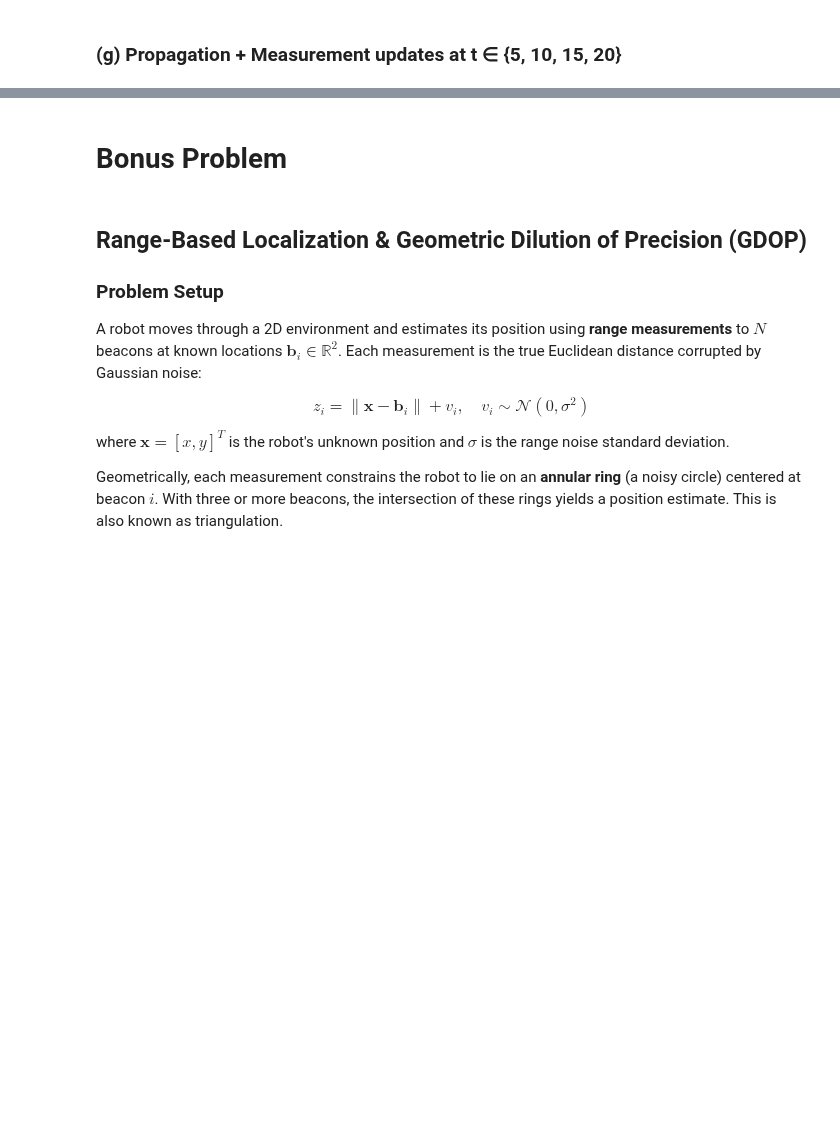
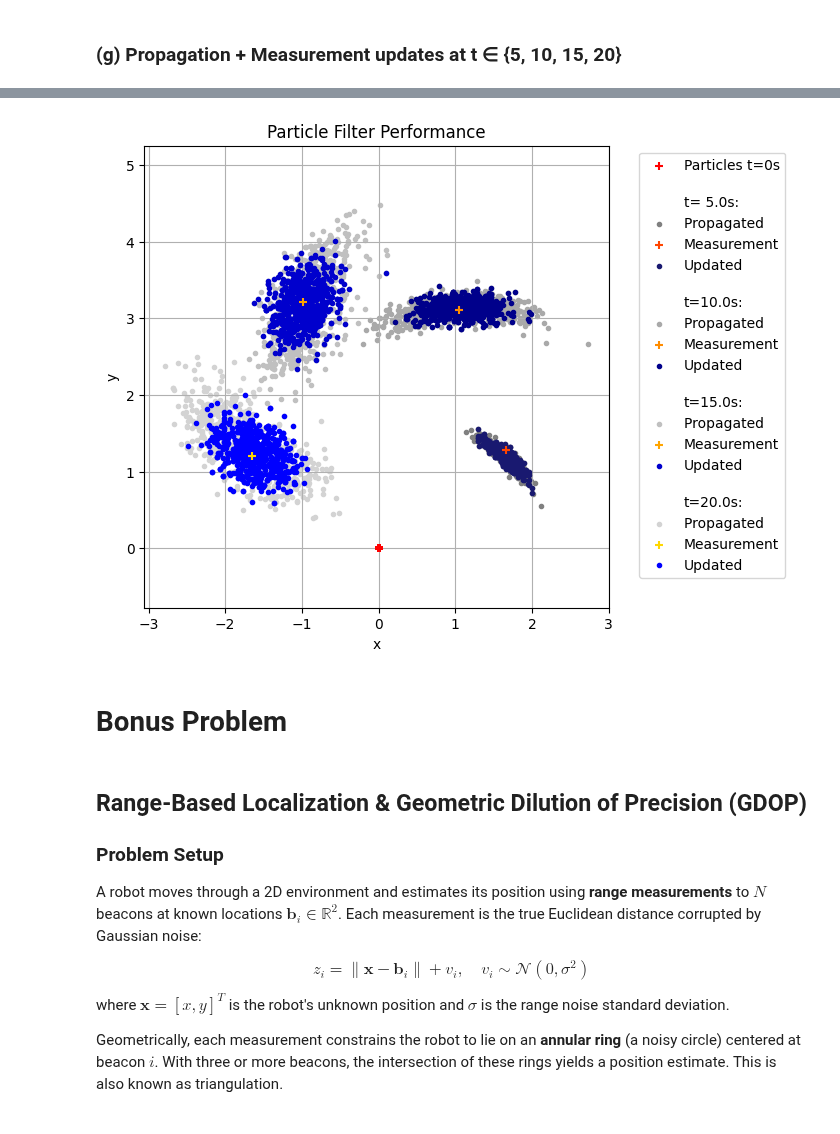
Before and after one commit to dbcometto/eece5550work, a Jupyter notebook: hw2.ipynb, the cells around one changed output, grey strips where cells are left out. Drawn from its saved outputs; the diff is of its cells as text; code cells hidden in the pictures; blank space fills up the shorter version.

```diff
--- a/hw2.ipynb
+++ b/hw2.ipynb
@@ -945,5 +1140,83 @@ if __name__ == "__main__":
     # Start from N=1000 copies of I ∈ SE(2).
     # Alternate propagation + update for 4 steps.
     # Report mean/cov each step. Plot.
+    # pass  # Replace with your code
 
-    pass  # Replace with your code
+    # Fixed parameters for all of Problem 3
+    cmd_left = 1.5
+    cmd_right = 2.0
+    r = 0.25
+    w = 0.5
+    sigma_l = 0.05
+    sigma_r = 0.05
+    sigma_p = 0.10
+    n_particles = 1000
+    dt_pf = 5.0  # renamed to avoid collision with EKF dt
+
+    num_steps = 4
+    X0 = np.eye(3)
+
+    # Set up
+    pf = DifferentialDriveParticleFilter(dt_pf,r,w,cmd_left,cmd_right,sigma_l,sigma_r,sigma_p,n_particles,seed=2025)
+    starting_particles = [X0 for i in range(n_particles)]
+
+
+
+    # Run PF
+    particles_at_step = []
+    particles_after_meas = []
+    particles = starting_particles
+    for idx in range(num_steps):
+        prop_particles = pf.propagate(particles)
+        particles_at_step.append(prop_particles)
+
+        update_particles = pf.update(prop_particles,measurements[idx])
+        particles_after_meas.append(update_particles)
+
+        particles = update_particles
+
+
+
+
+    # Stats
+    for idx,particles in enumerate(particles_at_step):
+        print(f"\n Stats for t={(idx+1)*dt_pf}")
+        prop_particle_positions = DifferentialDriveParticleFilter.positions_array(particles)
+        DifferentialDriveParticleFilter.print_statistics(prop_particle_positions)
+
+
+
+    # Plotting
+    fig = plt.figure(figsize=(6,6))
+    ax = fig.add_subplot(111)
+
+    startcolor="red"
+    propcolors = ["gray","darkgray","silver","lightgray"]
+    updatecolors = ["midnightblue","darkblue","mediumblue","blue"]
+    meascolors = ["orangered","darkorange","orange","gold"]
+
+    starting_particle_positions = DifferentialDriveParticleFilter.positions_array(starting_particles)
+    ax.scatter(starting_particle_positions[:,0],starting_particle_positions[:,1],label='Particles t=0s',marker='+',color=startcolor)
+
+    for idx,all_particles in enumerate(zip(particles_at_step, particles_after_meas, measurements)):
+        prop_particles,update_particles,meas = all_particles
+
+        prop_particle_positions = DifferentialDriveParticleFilter.positions_array(prop_particles)
+        update_particle_positions = DifferentialDriveParticleFilter.positions_array(update_particles)
+
+        ax.plot([0.5],[0.5],color="white",marker=".",label=f"\nt={(idx+1)*dt_pf:>4.1f}s:")
+        ax.scatter(prop_particle_positions[:,0],prop_particle_positions[:,1],label=f'Propagated ',marker='.',color=propcolors[idx],zorder=0)
+        ax.scatter(meas[0],meas[1],color=meascolors[idx],marker='+',label=f'Measurement',zorder=2)
+        ax.scatter(update_particle_positions[:,0],update_particle_positions[:,1],label=f'Updated',marker='.',color=updatecolors[idx],zorder=1)
+
+
+
+
+    ax.set_xlabel("x")
+    ax.set_ylabel("y")
+    ax.set_title("Particle Filter Performance")
+    ax.set_aspect("equal",adjustable='datalim')
+    ax.legend(loc="upper left",bbox_to_anchor=(1.05, 1))
+    ax.grid(True)
+    ax.set_axisbelow(True)
+# %% [output]
@@ -950,3 +1240,4 @@ if __name__ == "__main__":
+[figure, added]
 # %% [markdown]
 # Bonus Problem
 # %% [markdown]
```
Also changed, not shown: parts of 11 cells of this notebook.
